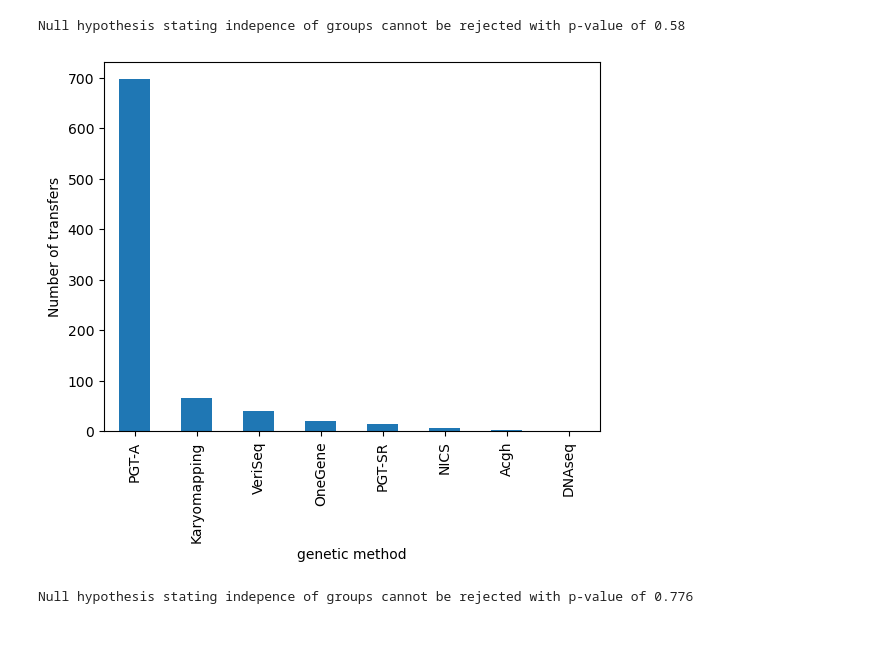
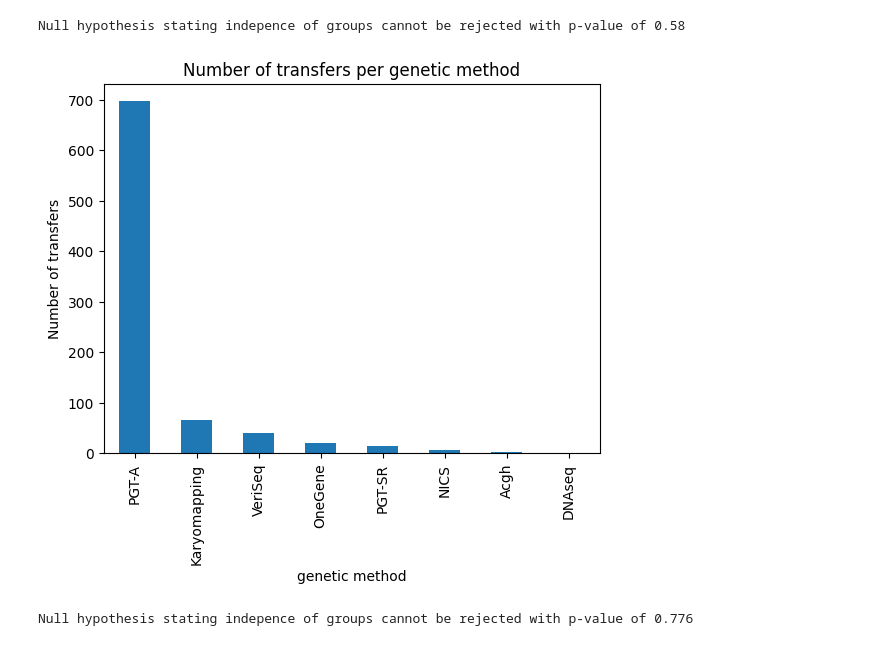
Before and after one commit to syrovzde/prakticky_test_Repromeda, a Jupyter notebook: Odpovedi/practical_tasks.ipynb, the cells around one changed output. Saved outputs shown, nothing was run; the diff lists cells and outputs as text; code cells hidden in the pictures.

```diff
--- a/Odpovedi/practical_tasks.ipynb
+++ b/Odpovedi/practical_tasks.ipynb
@@ -62,11 +64,11 @@ Null hypothesis stating indepence of groups cannot be rejected with p-value of 0
 # %%
 df = pd.read_csv(path+os.sep+'transfery.csv')
 value_counts = df['genetic_method'].value_counts()
 tmp=df.value_counts(subset='genetic_method')
-plot = value_counts.plot(kind='bar',xlabel='genetic method',ylabel='Number of transfers')
+plot = value_counts.plot(kind='bar',xlabel='genetic method',ylabel='Number of transfers',title='Number of transfers per genetic method')
 #plt.savefig('genetic_method.png')
 # %% [output]
-[figure, old version]
+[figure, new version]
 # %%
 """Extract only XY and XX values"""
 df = df[(df['sex'] == 'XY') | (df['sex'] == 'XX')]
```
Also changed, not shown: parts of 2 cells of this notebook, 3 other files.
